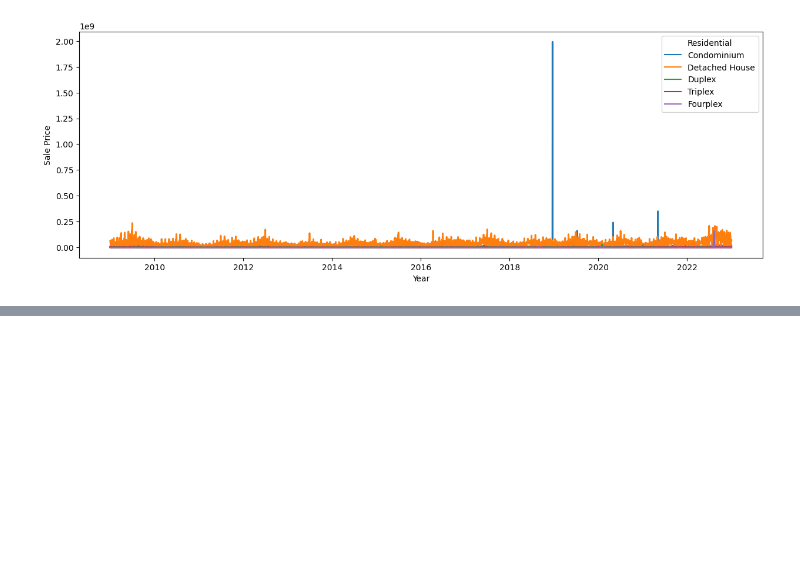
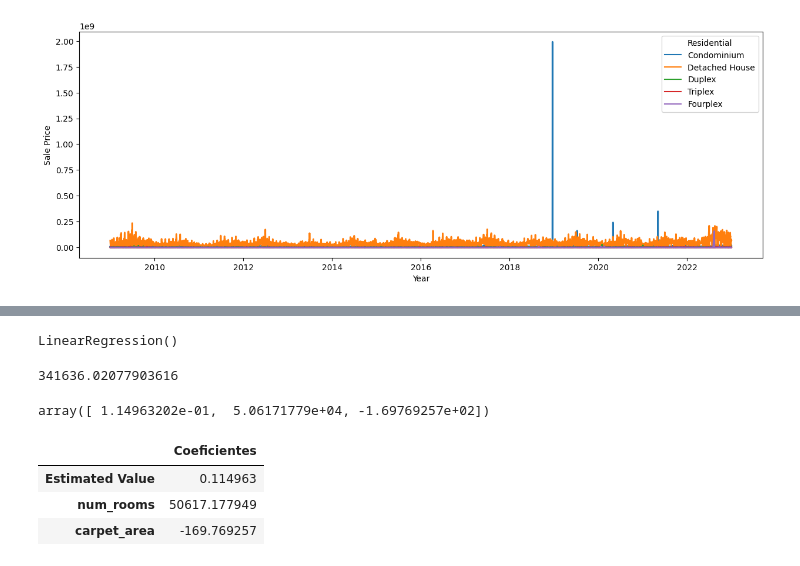
Before and after one commit to legabrielo/ClasificacionCasas, a Jupyter notebook: Casas.ipynb, the cells around one changed output, grey strips where cells are left out. Cells and saved outputs as stored; diff of their text form; code cells hidden in the pictures; blank space fills up the shorter version.

```diff
--- a/Casas.ipynb
+++ b/Casas.ipynb
@@ -295,0 +312,5 @@ knn = KNeighborsClassifier(n_neighbors=4)
+# %%
+# Creamos el X y de train  de la regresión lineal
+
+X_train = train[['Estimated Value','num_rooms', 'carpet_area' ]]
+y_train = train['Sale Price']
@@ -295,0 +326,29 @@ knn = KNeighborsClassifier(n_neighbors=4)
+# %%
+# Hacemos el fit
+
+lr.fit(X_train, y_train)
+# %% [output]
+LinearRegression()
+# %%
+# Vemos el Intercept (vamos a ver que es esto y cúal es su importancia)
+
+lr.intercept_
+# %% [output]
+341636.02077903616
+# %%
+# Vemos los coeficientes
+
+lr.coef_
+# %% [output]
+array([ 1.14963202e-01,  5.06171779e+04, -1.69769257e+02])
+# %%
+# Creamos un df para ver los coeficientes
+
+pd.DataFrame(lr.coef_,
+             X_train.columns,
+             columns=['Coeficientes'])
+# %% [output]
+|  | Coeficientes |
+| Estimated Value | 0.114963 |
+| num_rooms | 50617.177949 |
+| carpet_area | -169.769257 |
```
Also changed, not shown: parts of 19 cells of this notebook.
